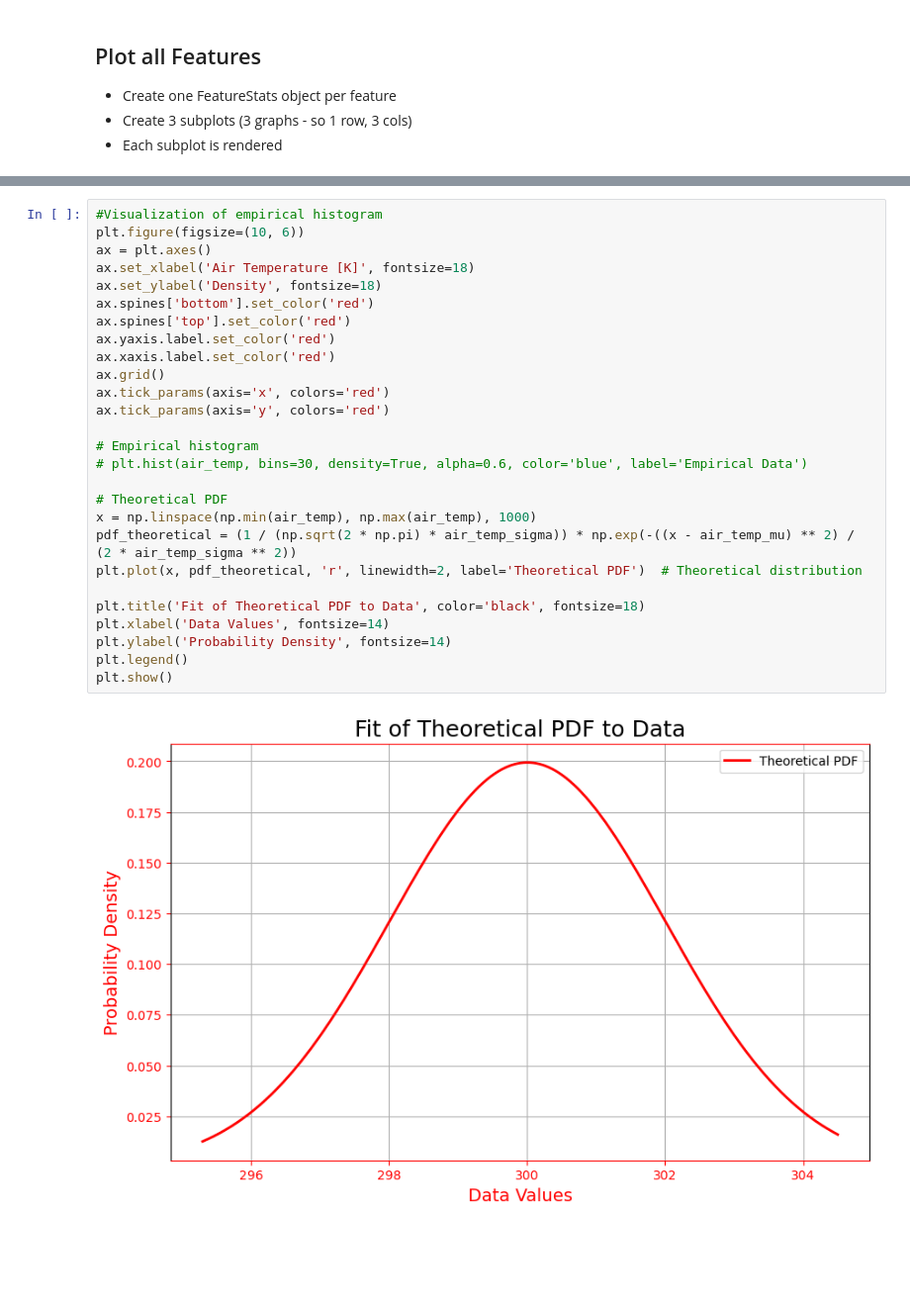
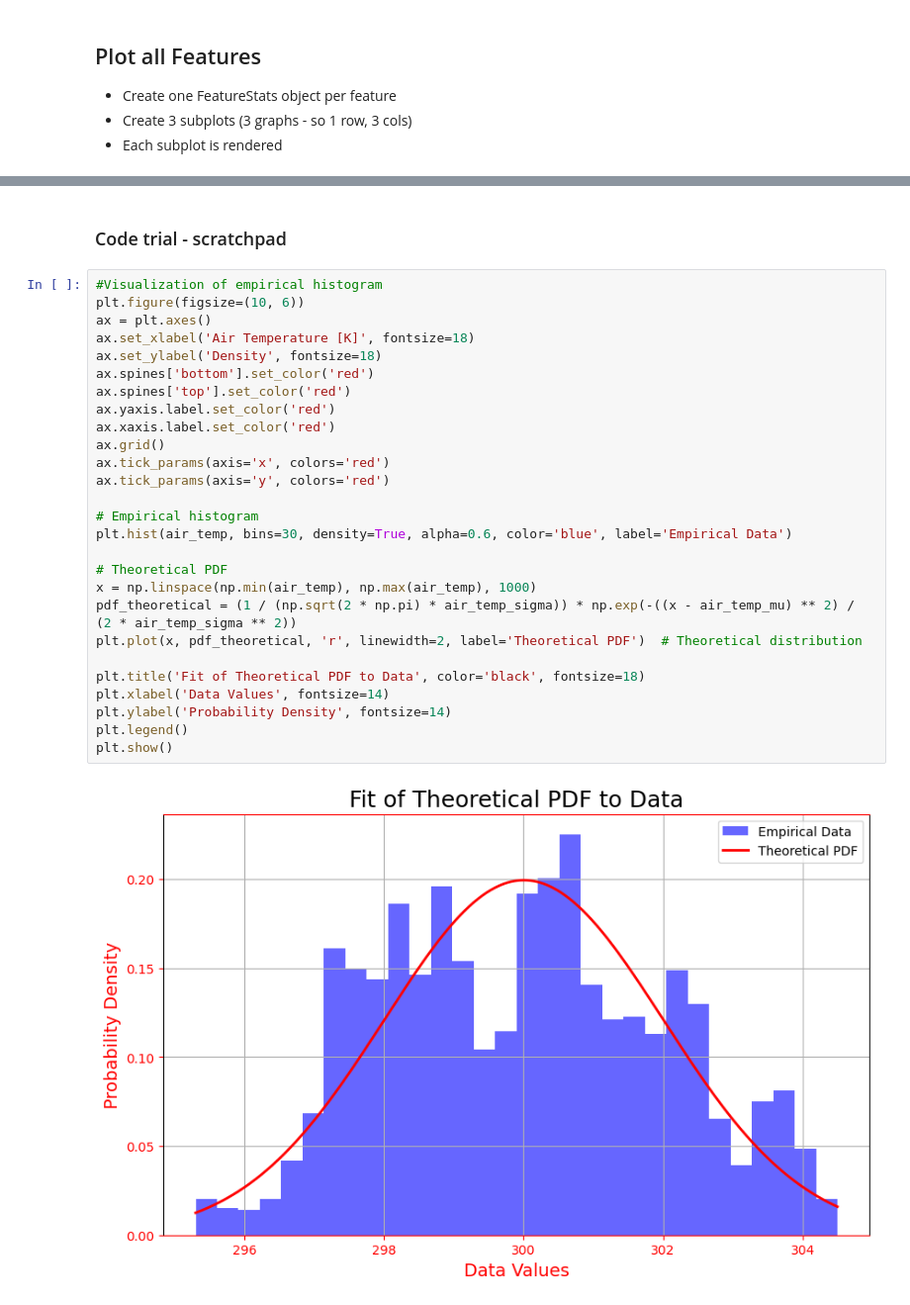
Before and after one commit to sriharip490/AIML-Workbooks, a Jupyter notebook: probability/MLE-workbook0.ipynb, the cells around one changed output, grey strips where cells are left out. Shown at 99% size. Cells and saved outputs as stored; diff of their text form; blank space fills up the shorter version.

```diff
--- a/probability/MLE-workbook0.ipynb
+++ b/probability/MLE-workbook0.ipynb
@@ -159,29 +226,31 @@ plot_all_features()
+# %% [markdown]
+### Code trial - scratchpad
 # %%
 #Visualization of empirical histogram
 plt.figure(figsize=(10, 6))
 ax = plt.axes()
 ax.set_xlabel('Air Temperature [K]', fontsize=18)
 ax.set_ylabel('Density', fontsize=18)
 ax.spines['bottom'].set_color('red')
 ax.spines['top'].set_color('red')
 ax.yaxis.label.set_color('red')
 ax.xaxis.label.set_color('red')
 ax.grid()
 ax.tick_params(axis='x', colors='red')
 ax.tick_params(axis='y', colors='red')
 
 # Empirical histogram
-# plt.hist(air_temp, bins=30, density=True, alpha=0.6, color='blue', label='Empirical Data')
+plt.hist(air_temp, bins=30, density=True, alpha=0.6, color='blue', label='Empirical Data')
 
 # Theoretical PDF
 x = np.linspace(np.min(air_temp), np.max(air_temp), 1000)
 pdf_theoretical = (1 / (np.sqrt(2 * np.pi) * air_temp_sigma)) * np.exp(-((x - air_temp_mu) ** 2) / (2 * air_temp_sigma ** 2))
 plt.plot(x, pdf_theoretical, 'r', linewidth=2, label='Theoretical PDF')  # Theoretical distribution
 
 plt.title('Fit of Theoretical PDF to Data', color='black', fontsize=18)
 plt.xlabel('Data Values', fontsize=14)
 plt.ylabel('Probability Density', fontsize=14)
 plt.legend()
 plt.show()
 # %% [output]
-[figure, old version]
+[figure, new version]
```
Also changed, not shown: parts of 13 cells of this notebook.
